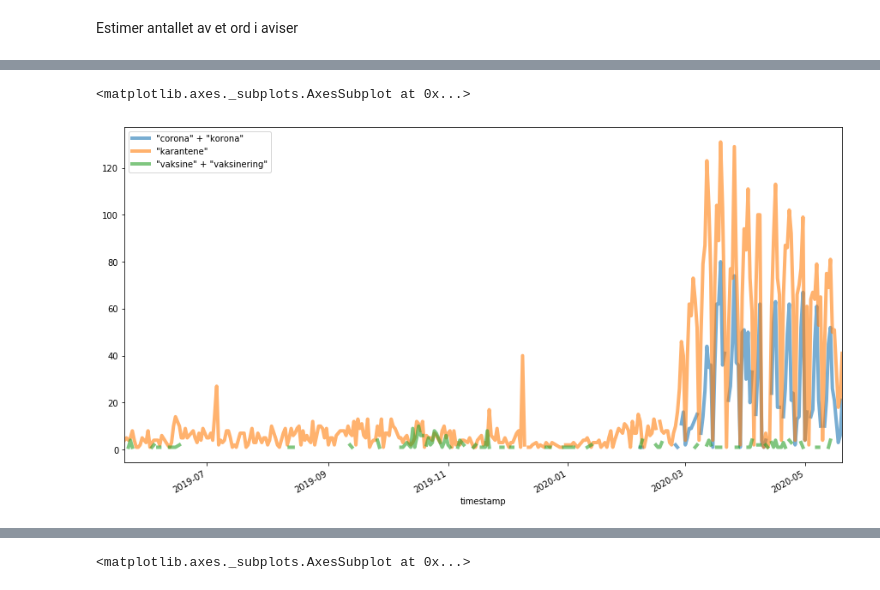
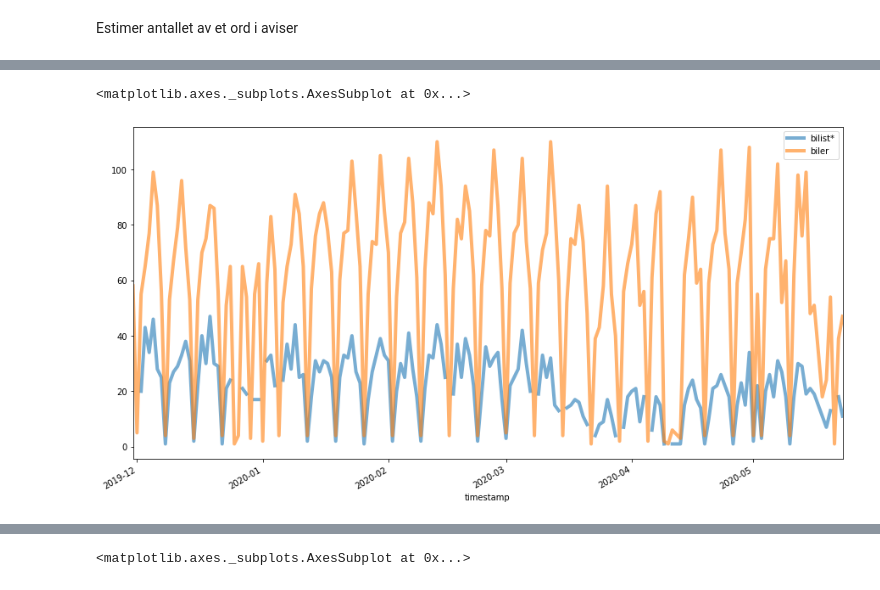
Before and after one commit to Yoonsen/Miscellaneous-Notebooks, a Jupyter notebook: Aviser_NB_API/aviser_bokhyllla_api_frequency.ipynb, the cells around one changed output, grey strips where cells are left out. Cells and saved outputs as stored; diff of their text form; code cells hidden in the pictures.

```diff
--- a/Aviser_NB_API/aviser_bokhyllla_api_frequency.ipynb
+++ b/Aviser_NB_API/aviser_bokhyllla_api_frequency.ipynb
@@ -144,7 +144,7 @@ def super_search(title, number=50, page=0, mediatype='aviser', period = (1800010
 
 def get_df_level(frases, title='*', media='aviser', period = (18000101, 20401231)):
     import requests
-    querystring = " + ".join(['"'+frase+'"' for frase in frases])
+    querystring = " + ".join([frase for frase in frases])
     query = {
         'q':querystring,
         'size':1,
@@ -156,7 +156,7 @@ def get_df_level(frases, title='*', media='aviser', period = (18000101, 20401231
         ]
 
     }
-    r = requests.get("https://api.nb.no/catalog/v1/aggregations", params = query)
+    r = requests.get("https://api.nb.no/catalog/v1/items", params = query)
     aggs = r.json()['_embedded']['aggregations'][0]['buckets']
     df = create_frame_from_bucket(aggs) #{x['key']:x['count'] for x in aggs}
     df.columns = [querystring]
@@ -233,6 +238,7 @@ dfs = phrase_plots_level([['corona, korona'],['vaksine','vaksinering'],['karante
+# %%
+dfs = phrase_plots_level([['bilist* i'],['biler']], period=(20191130,20200530))
 # %%
-
-pd.concat([df0, df1, df2], axis=1, sort=False).plot(figsize=(15,8), lw=4, alpha=.6)
+dfs.plot(figsize=(15,8), lw=4, alpha=.6)
 # %% [output]
 <matplotlib.axes._subplots.AxesSubplot at 0x...>
-[figure, old version]
+[figure, new version]
```
Also changed, not shown: parts of 19 cells of this notebook.
